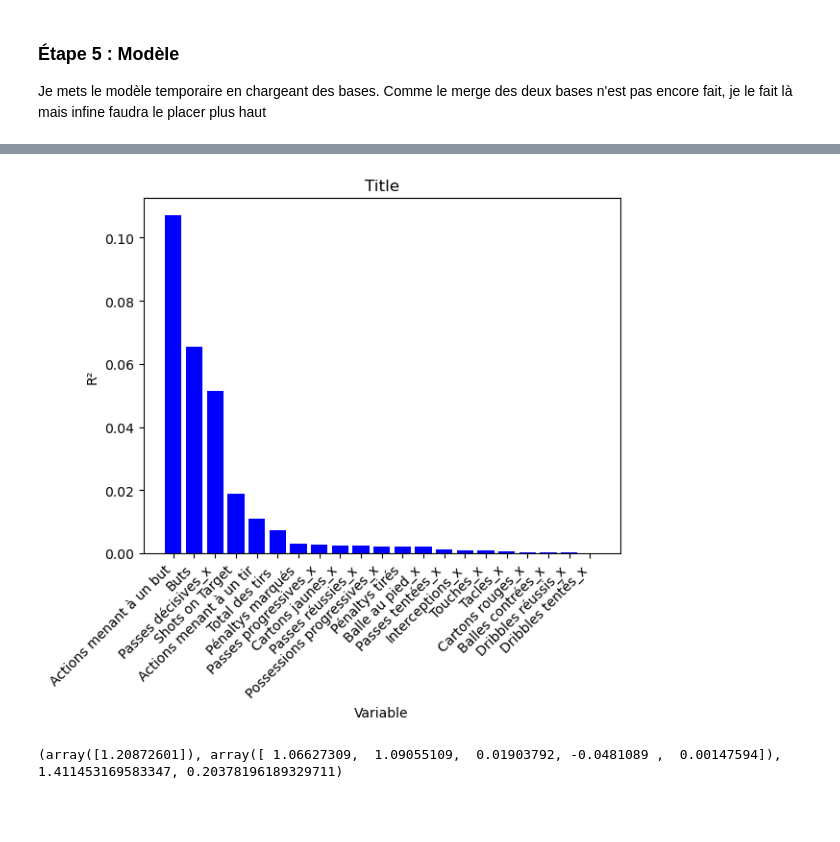
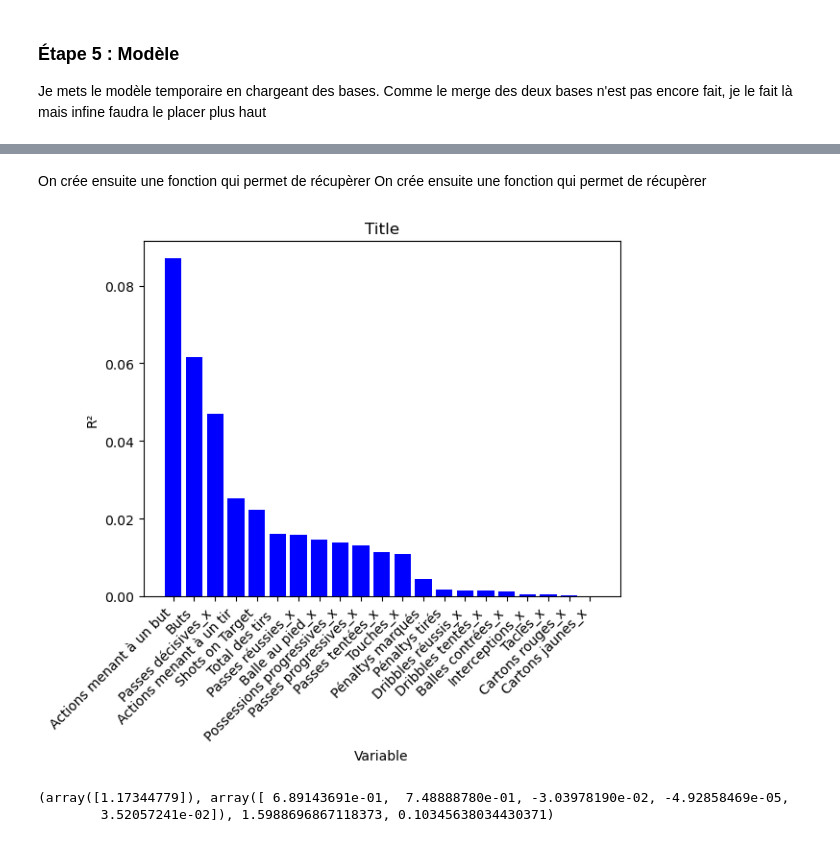
Before and after one commit to lecoqm/evaluation_football, a Jupyter notebook: main.ipynb, the cells around one changed output, grey strips where cells are left out. Drawn from its saved outputs; the diff is of its cells as text; code cells hidden in the pictures; blank space fills up the shorter version.

```diff
--- a/main.ipynb
+++ b/main.ipynb
@@ -321,10 +335,0 @@ print(base_work['Valeur'].isna().sum())
-# %%
-def buts_equipe(row):
-    if row["id_team_A"] == row["team tag"]:
-        return row['score_team_A']
-    else:
-        return row['score_team_B']
-
-base_work['buts_equipes'] = base_work.apply(buts_equipe, axis=1)
-
-data_pl_2 = base_work[base_work['Emplacement'].isin(['AM','FW', 'LW', 'RW'])]
@@ -330,0 +338,2 @@ data_pl_2 = base_work[base_work['Emplacement'].isin(['AM','FW', 'LW', 'RW'])]
+# %%
+base_work = base_work.dropna(subset=['Valeur_Millions'])
@@ -331,5 +346,9 @@ data_pl_2 = base_work[base_work['Emplacement'].isin(['AM','FW', 'LW', 'RW'])]
+# %%
+base_attaquant = base_work[base_work['Position'] == 'Attaquant']
+# %% [markdown]
+On crée ensuite une fonction qui permet de récupèrer On crée ensuite une fonction qui permet de récupèrer
 # %%
-y = base_work['buts_equipes'].values.reshape(-1,1)
+y = base_attaquant['pts_gagnes'].values.reshape(-1,1)
 
 def reg_simple(x,y):
     reg = linear_model.LinearRegression()
@@ -352,34 +371,33 @@ Var_forward = ['Buts', 'Passes décisives_x','Pénaltys marqués', 'Pénaltys ti
 # %%
 stat_forward = Var_forward
 dict_forward = {}
 for stat in stat_forward:
-    x = base_work[[stat]]
+    x = base_attaquant[[stat]]
     result_reg = reg_simple(x,y)
     #print(result_reg)
     dict_forward[stat] = result_reg
-
-
 
 var = dict_forward.keys()
 r2list = [ele[3] for ele in dict_forward.values()]
 
 sorted_data = sorted(zip(var, r2list), key=lambda x: x[1], reverse=True)
 var_sorted, r2list_sorted = zip(*sorted_data)
 
 plt.bar(var_sorted, r2list_sorted, color='blue')
 plt.xlabel('Variable')
 plt.ylabel('R²')
 plt.title('Title')
 plt.xticks(rotation=45, ha='right')
 plt.show()
 # %% [output]
-[figure, old version]
+[figure, new version]
 # %%
 var_retenues = ['Buts','Passes décisives_x','Shots on Target','Total des tirs ','Passes progressives_x']
-x = data_pl_2[var_retenues]
-y = data_pl_2['buts_equipes'].values.reshape(-1,1)
+x = base_attaquant[var_retenues]
+y = base_attaquant['pts_gagnes'].values.reshape(-1,1)
 print(reg_simple(x,y))
 intercept, coef, _ , _ = reg_simple(x,y)
 list_coef = list(coef)
 # %% [output]
-(array([1.20872601]), array([ 1.06627309,  1.09055109,  0.01903792, -0.0481089 ,  0.00147594]), 1.411453169583347, 0.20378196189329711)
+(array([1.17344779]), array([ 6.89143691e-01,  7.48888780e-01, -3.03978190e-02, -4.92858469e-05,
+        3.52057241e-02]), 1.5988696867118373, 0.10345638034430371)
```
Also changed, not shown: parts of 26 cells of this notebook.
